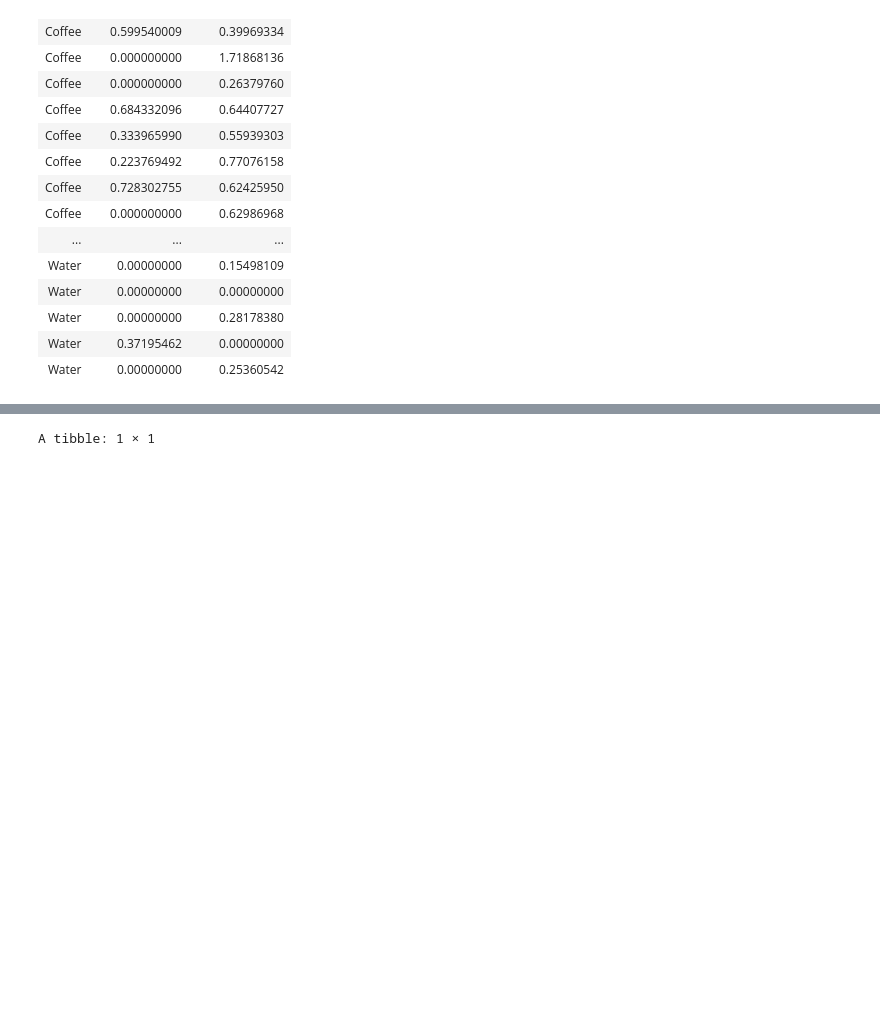
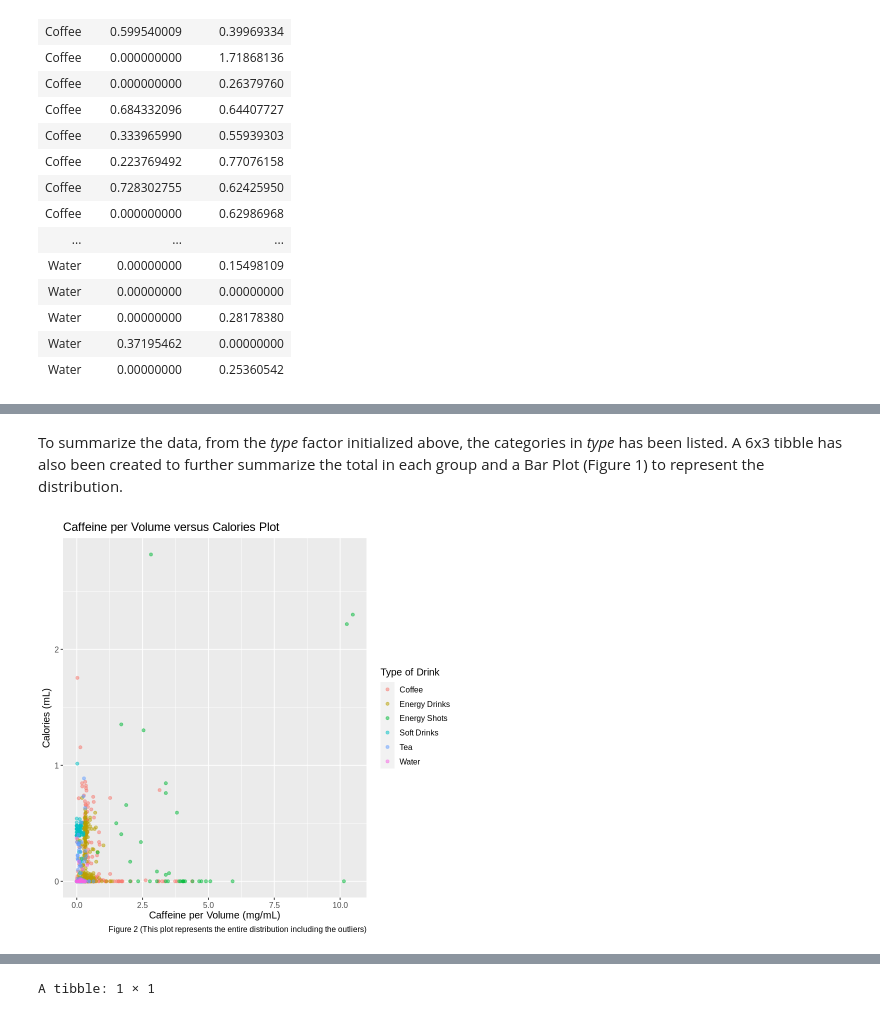
Before and after one commit to sejalvij/dsci-new-project, a Jupyter notebook: New project code.ipynb, the cells around one changed output, grey strips where cells are left out. Saved outputs shown, nothing was run; the diff lists cells and outputs as text; code cells hidden in the pictures; blank space fills up the shorter version.

```diff
--- a/New project code.ipynb
+++ b/New project code.ipynb
@@ -112,0 +96,15 @@ A tibble: 6 × 3
+# %% [markdown]
+To summarize the data, from the _type_ factor initialized above, the categories in _type_ has been listed. A 6x3 tibble has also been created to further summarize the total in each group and a Bar Plot (Figure 1) to represent the distribution.
+# %%
+#creating plot for scaled caffeine (mg/mL) and calorires
+caffeine_plot = caffeine_scaled_volume %>%
+    ggplot(aes(x = caffeine_scaled, y = calories_scaled, color = type)) +
+    geom_point(alpha = 0.5) +
+    labs(x = "Caffeine per Volume (mg/mL)", y="Calories (mL)",color = "Type of Drink",
+         caption = "Figure 2 (This plot represents the entire distribution including the outliers)") +
+    theme(text = element_text(size = 12)) +
+    ggtitle("Caffeine per Volume versus Calories Plot")
+
+caffeine_plot
+# %% [output]
+[figure, added]
```
Also changed, not shown: parts of 14 cells of this notebook.
